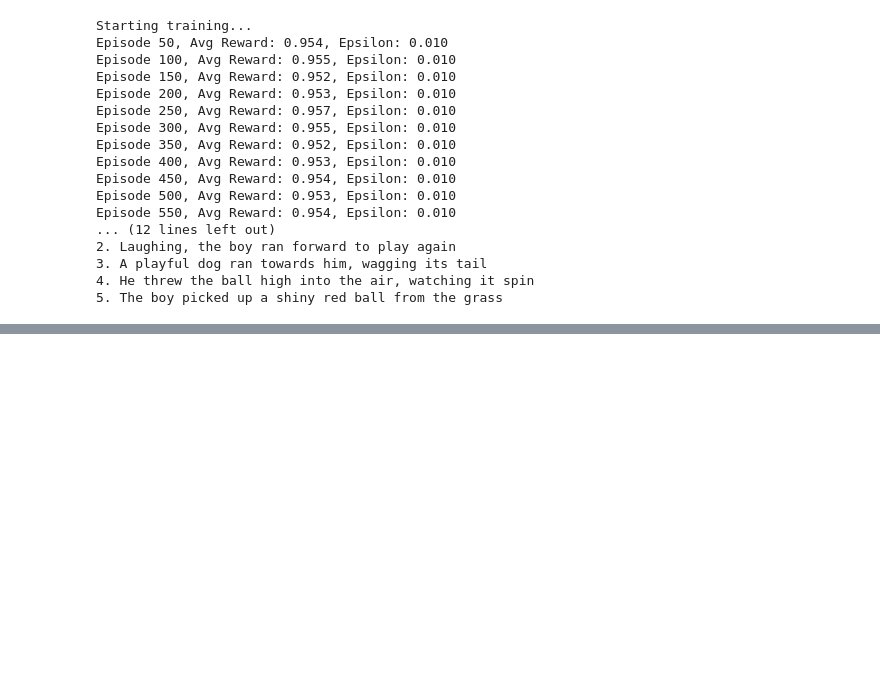
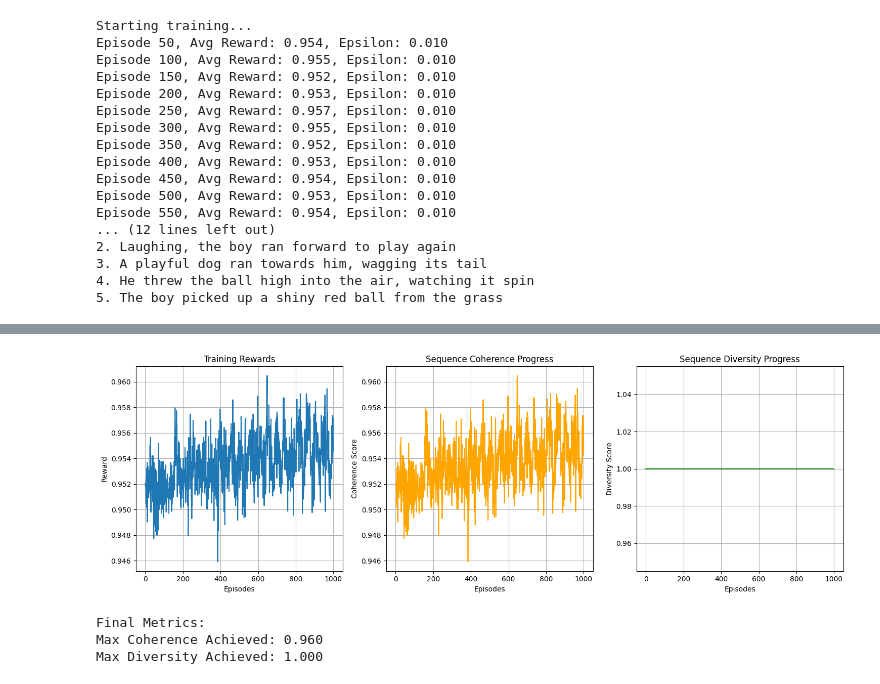
Before and after one commit to praveenkumarsh/RNN-Based-Story-Telling, a Jupyter notebook: Training/2OptimzingSequence.ipynb, the cells around one changed output, grey strips where cells are left out. Drawn from its saved outputs; the diff is of its cells as text; code cells hidden in the pictures; blank space fills up the shorter version.

Commit message:
Updated training code

```diff
--- a/Training/2OptimzingSequence.ipynb
+++ b/Training/2OptimzingSequence.ipynb
@@ -232,0 +326,40 @@ Episode 550, Avg Reward: 0.954, Epsilon: 0.010
+# %%
+print("Starting training...")
+for episode in range(1000):
+    state = env.reset()
+    episode_rewards = []
+    episode_coherence = []
+    episode_diversity = []
+
+    for _ in range(50):
+        action = agent.act(state)
+        next_state, reward, _ = env.step(action)
+        agent.remember(state, action, reward, next_state)
+        agent.learn()
+
+        # Store metrics
+        episode_rewards.append(reward)
+        current_sequence = [SENTENCES[i] for i in env.current_order]
+        episode_coherence.append(rewarder.sequence_coherence(current_sequence))
+        episode_diversity.append(calculate_diversity(current_sequence))
+
+        state = next_state
+
+    # Update best sequence
+    total_reward = sum(episode_rewards)
+    if total_reward > best_reward:
+        best_reward = total_reward
+        best_sequence = [SENTENCES[i] for i in env.current_order]
+
+    # Record metrics
+    training_metrics['episodes'].append(episode)
+    training_metrics['avg_rewards'].append(np.mean(episode_rewards))
+    training_metrics['coherence_scores'].append(np.mean(episode_coherence))
+    training_metrics['diversity_scores'].append(np.mean(episode_diversity))
+
+    if (episode+1) % 50 == 0:
+        print(f"Episode {episode+1}")
+        print(f"  Avg Reward: {np.mean(episode_rewards):.3f}")
+        print(f"  Coherence: {np.mean(episode_coherence):.3f}")
+        print(f"  Diversity: {np.mean(episode_diversity):.3f}")
+        print(f"  Epsilon: {agent.epsilon:.3f}\n")
@@ -232,0 +384,13 @@ Episode 550, Avg Reward: 0.954, Epsilon: 0.010
+# %%
+# Plotting and results
+plot_training_metrics(training_metrics)
+# %% [output]
+[figure, added]
+# %%
+print("\nFinal Metrics:")
+print(f"Max Coherence Achieved: {max(training_metrics['coherence_scores']):.3f}")
+print(f"Max Diversity Achieved: {max(training_metrics['diversity_scores']):.3f}")
+# %% [output]
+Final Metrics:
+Max Coherence Achieved: 0.960
+Max Diversity Achieved: 1.000
```
Also changed, not shown: parts of 6 cells of this notebook, 1 other file.
